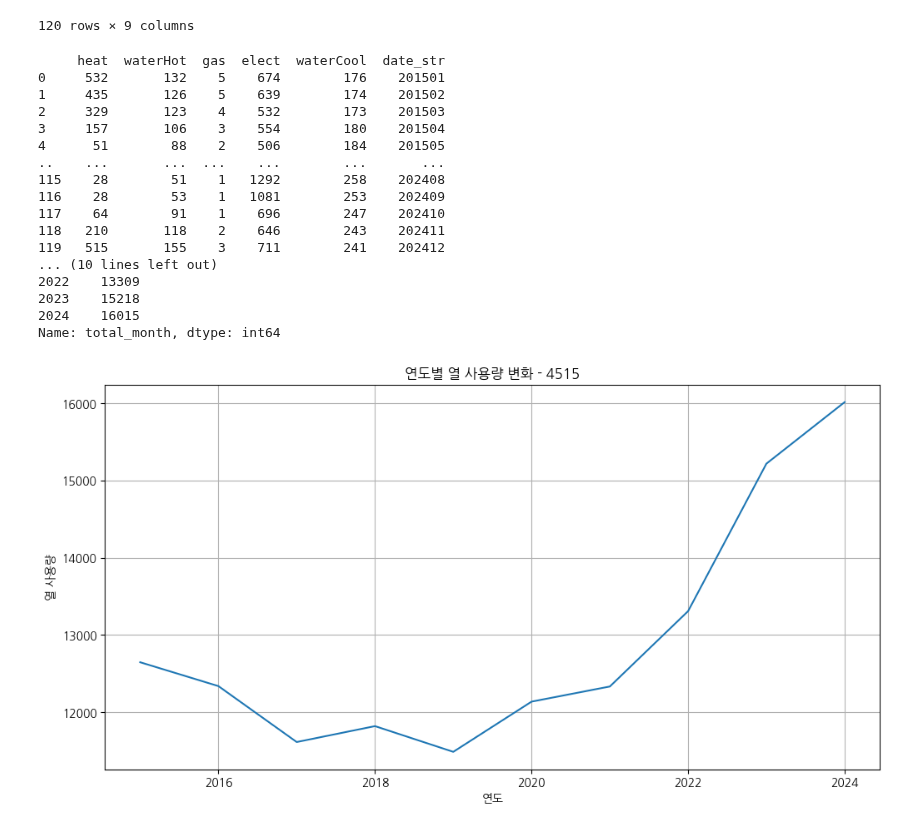
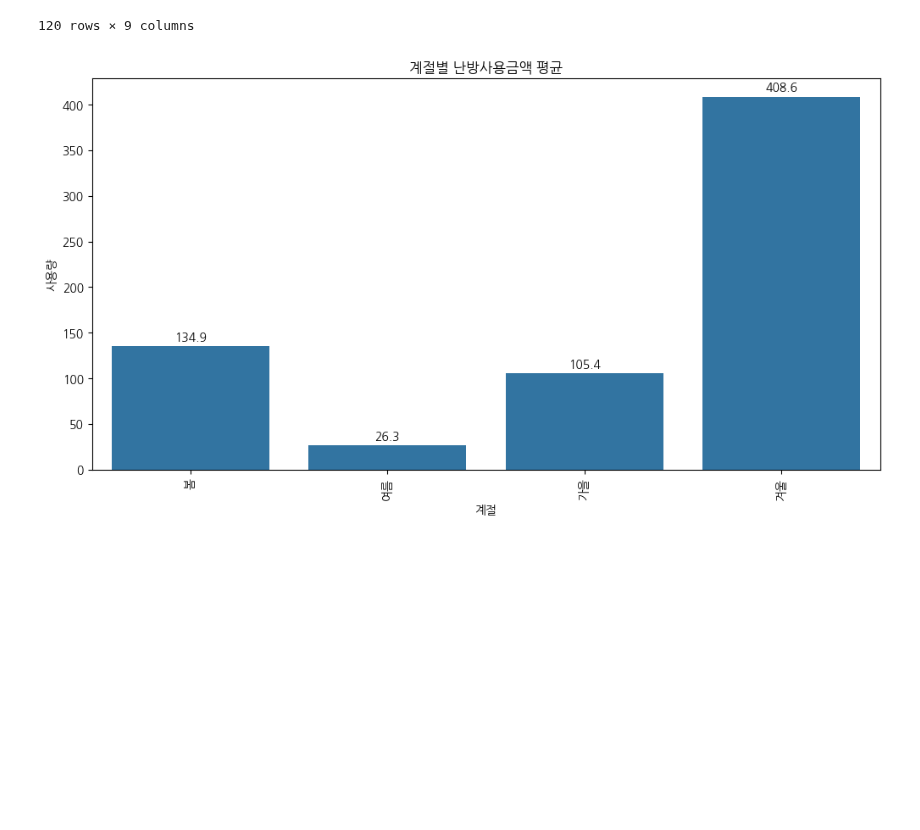
Before and after one commit to kamser0415/Data-Analysis-with-Open-Source, a Jupyter notebook: 오픈소스_데이터_분석_6강.ipynb, the cells around one changed output. Drawn from its saved outputs; the diff is of its cells as text; code cells hidden in the pictures; blank space fills up the shorter version.

```diff
--- a/오픈소스_데이터_분석_6강.ipynb
+++ b/오픈소스_데이터_분석_6강.ipynb
@@ -397,53 +367,48 @@ df
 # %%
 # 3-1
 # 연도별 에너지 사용 총 금액(전기+가스+난방+급탕) 변화량을 선 그래프로 시각화하고,
 # 그래프에 자신의 학번 뒤 4자리를 제목에 포함하여 저장하시오.
 # (예: "연도별 에너지 사용 총액 변화 - 1234") 시각화 코드와 생성된 그래프를 첨부하시오.
 import matplotlib.pyplot as plt
 import numpy as np
 import pandas as pd
 import seaborn as sns
 plt.rc('font', family='NanumGothic')
 
 ### 결측치 히트맵
 
 df = pd.read_json("energy_data.json")
 
-print(df)
-
 df['date'] = pd.to_datetime(df['date_str'],format='%Y%m')
 df['year'] = df['date'].dt.year
 
-df['total_month'] = df[["heat", "waterHot", "gas", "elect", "waterCool"]].sum(axis = 1)
+df["season"] = df["date"].dt.month.map(
+    lambda m: "봄" if 3 <= m <= 5
+    else "여름" if 6 <= m <= 8
+    else "가을" if 9 <= m <= 11
+    else "겨울"
+)
 
-yearly = df.groupby('year')['total_month'].sum()
+# 계절 → 숫자 매핑
+season_order_map = {"봄": 1, "여름": 2, "가을": 3, "겨울": 4}
 
-print(yearly)
+df["season_order"] = df["season"].map(season_order_map)
 
-# ### 결측치가 없다
+yearly = df.groupby('season').mean()
+
+yearly_sorted = yearly.sort_values("season_order")
+
 plt.figure(figsize=(12, 6))
-plt.plot(yearly.index, yearly.values)
-plt.title("연도별 열 사용량 변화 - 4515")
-plt.xlabel("연도")
-plt.ylabel("열 사용량")
-plt.grid(True)
+bar = sns.barplot(x='season', y='heat', data=yearly_sorted)
+
+# bar 객체 가져오기
+for container in bar.containers:
+    bar.bar_label(container, fmt="%.1f", padding=3)
+
+plt.title("계절별 난방사용금액 평균")
+plt.xlabel("계절")
+plt.ylabel("사용량")
+plt.xticks(rotation=90)
 plt.show()
 # %% [output]
-     heat  waterHot  gas  elect  waterCool  date_str
-0     532       132    5    674        176    201501
-1     435       126    5    639        174    201502
-2     329       123    4    532        173    201503
-3     157       106    3    554        180    201504
-4      51        88    2    506        184    201505
-..    ...       ...  ...    ...        ...       ...
-115    28        51    1   1292        258    202408
-116    28        53    1   1081        253    202409
-117    64        91    1    696        247    202410
-118   210       118    2    646        243    202411
-119   515       155    3    711        241    202412
-... (10 lines left out)
-2022    13309
-2023    15218
-2024    16015
-Name: total_month, dtype: int64
-[figure, old version]
+[figure, new version]
```
Also changed, not shown: parts of 4 cells of this notebook.
